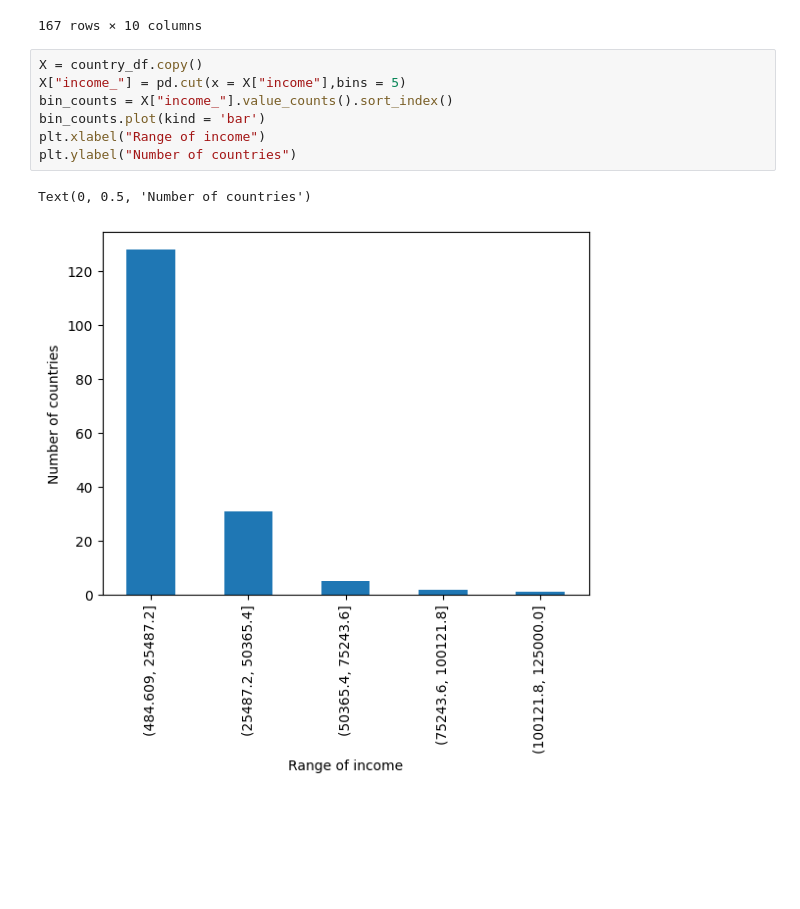
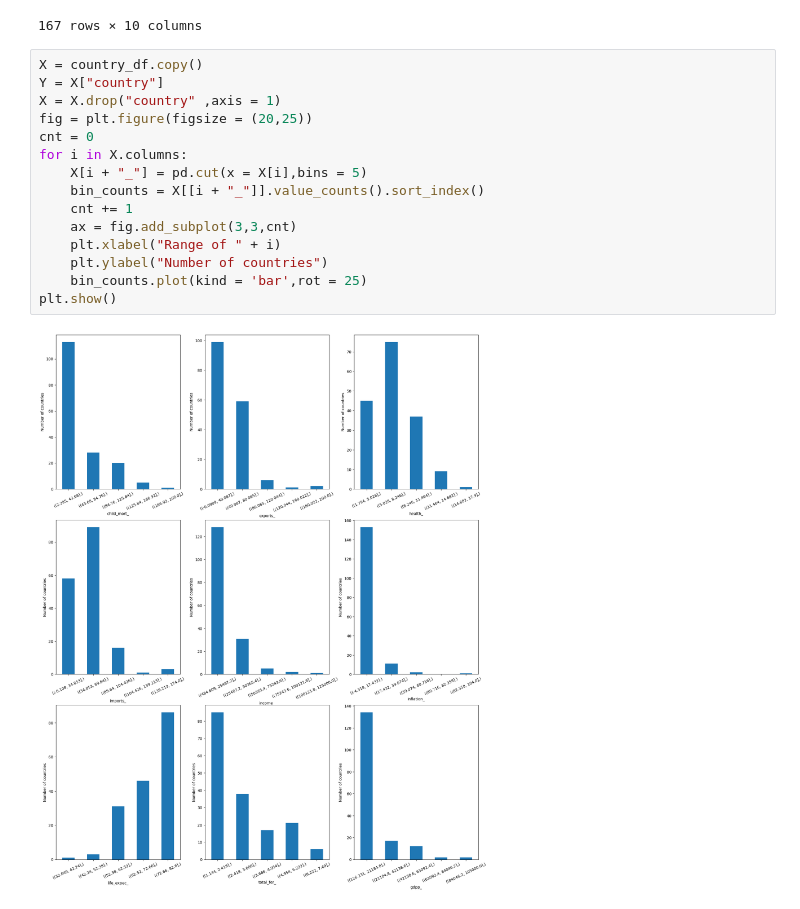
Before and after one commit to SameerSharma-57/Country_data_project, a Jupyter notebook: project.ipynb, the cells around one changed output. Saved outputs shown, nothing was run; the diff lists cells and outputs as text; blank space fills up the shorter version.

```diff
--- a/project.ipynb
+++ b/project.ipynb
@@ -40,11 +40,18 @@ country_df
 167 rows × 10 columns
 # %%
 X = country_df.copy()
-X["income_"] = pd.cut(x = X["income"],bins = 5)
-bin_counts = X["income_"].value_counts().sort_index()
-bin_counts.plot(kind = 'bar')
-plt.xlabel("Range of income")
-plt.ylabel("Number of countries")
+Y = X["country"]
+X = X.drop("country" ,axis = 1)
+fig = plt.figure(figsize = (20,25))
+cnt = 0
+for i in X.columns:
+    X[i + "_"] = pd.cut(x = X[i],bins = 5)
+    bin_counts = X[[i + "_"]].value_counts().sort_index()
+    cnt += 1
+    ax = fig.add_subplot(3,3,cnt)
+    plt.xlabel("Range of " + i)
+    plt.ylabel("Number of countries")
+    bin_counts.plot(kind = 'bar',rot = 25)
+plt.show()
 # %% [output]
-Text(0, 0.5, 'Number of countries')
-[figure, old version]
+[figure, new version]
```
Also changed, not shown: parts of 5 cells of this notebook.
